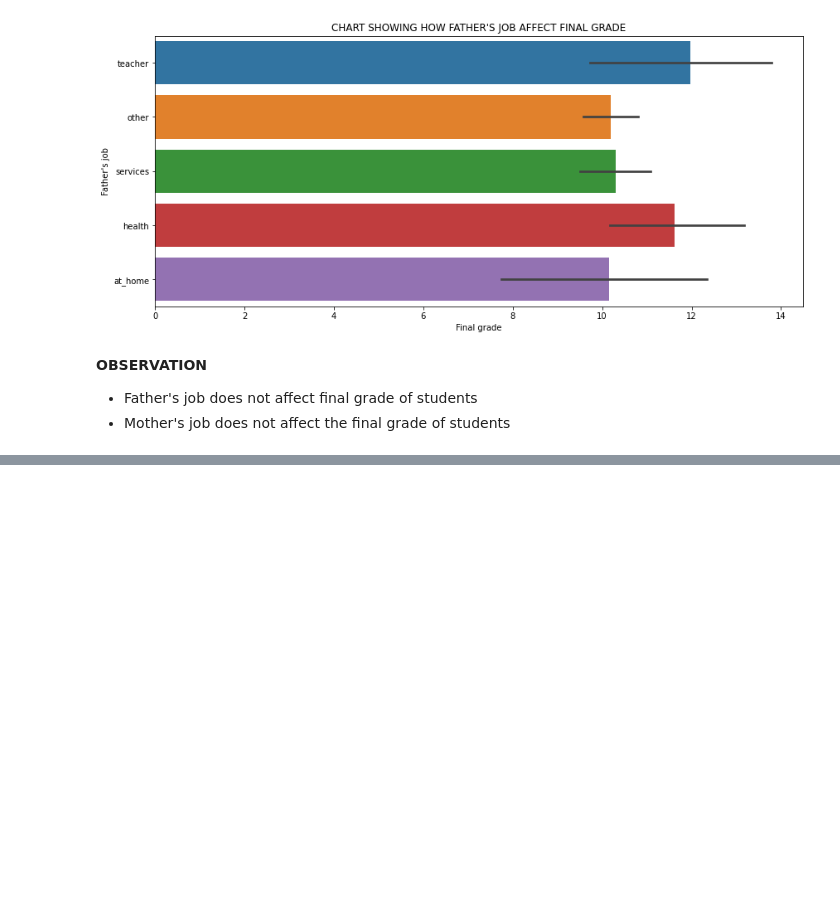
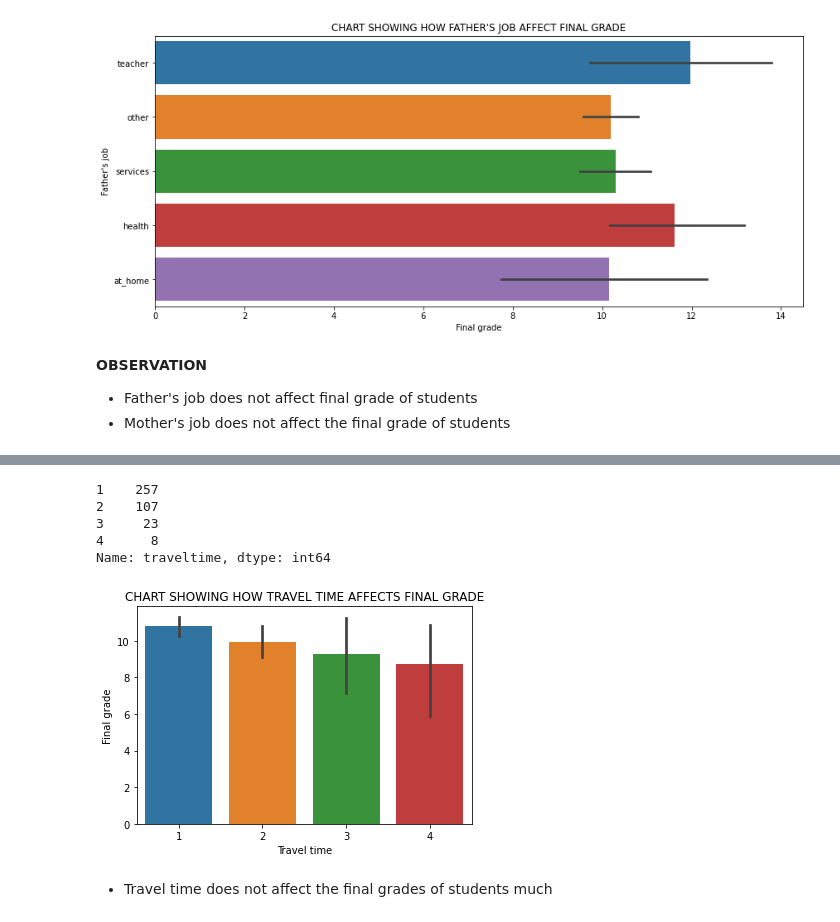
Before and after one commit to devchoplife/Students-grades, a Jupyter notebook: portuguese_students_grade_analysis.ipynb, the cells around one changed output, grey strips where cells are left out. Drawn from its saved outputs; the diff is of its cells as text; code cells hidden in the pictures; blank space fills up the shorter version.

```diff
--- a/portuguese_students_grade_analysis.ipynb
+++ b/portuguese_students_grade_analysis.ipynb
@@ -454,0 +519,18 @@ plt.show()
+# %%
+grades['traveltime'].value_counts()
+# %% [output]
+1    257
+2    107
+3     23
+4      8
+Name: traveltime, dtype: int64
+# %%
+sns.barplot('traveltime', 'G3', data = grades)
+plt.title("CHART SHOWING HOW TRAVEL TIME AFFECTS FINAL GRADE")
+plt.xlabel("Travel time")
+plt.ylabel("Final grade")
+plt.show()
+# %% [output]
+[figure, added]
+# %% [markdown]
+* Travel time does not affect the final grades of students much
```
Also changed, not shown: parts of 16 cells of this notebook.
